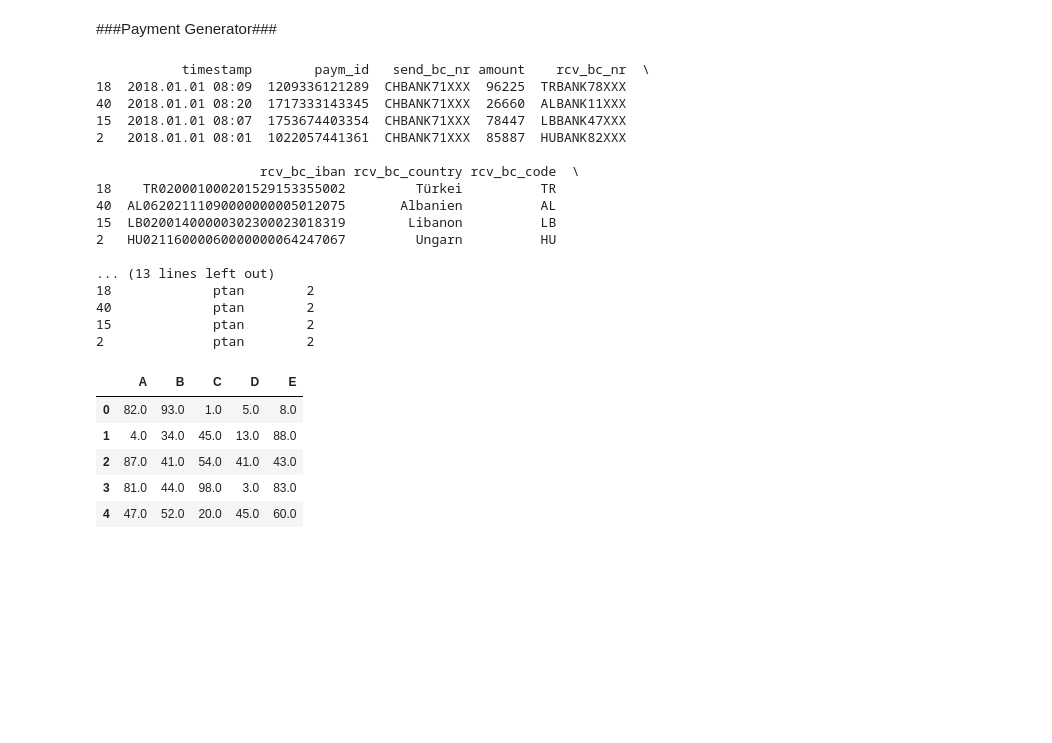
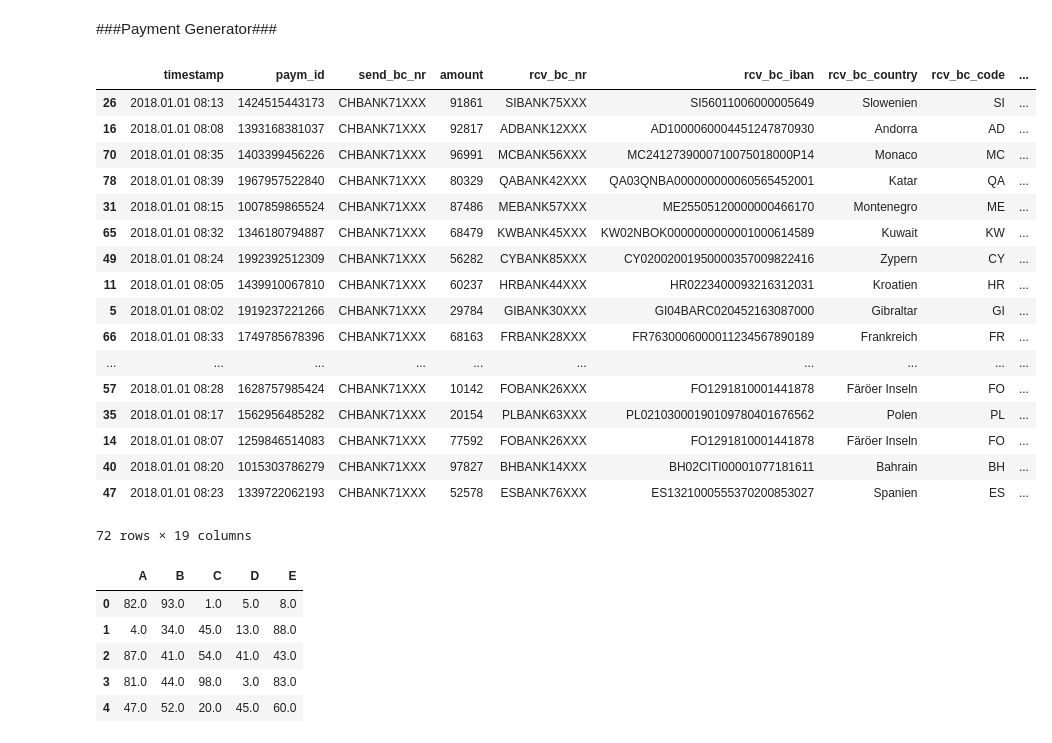
Before and after one commit to sipfli/cas_datenanalyse, a Jupyter notebook: Semesterarbeit/CAS_DA_SA_Payment_Fraud_Detection.ipynb, the cells around one changed output. Cells and saved outputs as stored; diff of their text form; code cells hidden in the pictures; blank space fills up the shorter version.

```diff
--- a/Semesterarbeit/CAS_DA_SA_Payment_Fraud_Detection.ipynb
+++ b/Semesterarbeit/CAS_DA_SA_Payment_Fraud_Detection.ipynb
@@ -136,10 +136,6 @@ cust_data = cust_data.fillna(0)
 cust_data_dtype = {'plz':int,'mobile_nr':int,'vertrag_nr':int}
 cust_data = cust_data.astype(cust_data_dtype)
 
-# Zufallsauswahl Kundendaten mittels Vetragsnummer
-cd_contract = np.random.choice(np.ravel(cust_data['vertrag_nr']))
-
-
 # Erstellung der Zahlungs-Basisinformationen
 
 #start_date = datetime(2018,1,1,8,0,0)
@@ -152,56 +148,55 @@ trx_data = pd.DataFrame(columns=['timestamp','paym_id','send_bc_nr','amount',
 
 for i in range(80):
     trx_data.loc[i,['timestamp']] = timestamps = pd.Timestamp(datetime(2018,1,1,8,0,0)+timedelta(seconds=30*i)).strftime("%Y.%m.%d %H:%M")
     trx_data.loc[i,['paym_id']] =  np.int64(np.random.randint(1000000000000,2000000000000,1))
     trx_data.loc[i,['send_bc_nr']] =  'CHBANK71XXX'
     trx_data.loc[i,['amount']] = np.int64(np.random.randint(100,100000,1)).astype(str)
     trx_data.loc[i,['rcv_bc_nr']] = bc_bank = np.random.choice(np.ravel(iban_cc['Bank']).astype(str))
     trx_data.loc[i,['rcv_bc_iban']] = np.ravel(iban_cc.loc[iban_cc['Bank'] == bc_bank,['IBAN']])
     trx_data.loc[i,['rcv_bc_country']] = np.ravel(iban_cc.loc[iban_cc['Bank'] == bc_bank,['Country']])
     trx_data.loc[i,['rcv_bc_code']] = np.ravel(iban_cc.loc[iban_cc['Bank'] == bc_bank,['Code']])
     timestamps = datetime.strptime(timestamps,"%Y.%m.%d %H:%M")
     trx_data.loc[i,['valuta_date']] = valuta = timestamps + timedelta(hours=12*i)
     trx_data.loc[i,['cust_vertrag_nr']] = cd_contract = np.random.choice(np.ravel(cust_data['vertrag_nr']))
     trx_data.loc[i,['cust_konto_nr']] = np.ravel(cust_data.loc[cust_data['vertrag_nr'] == cd_contract,['konto_nr']])
     trx_data.loc[i,['cust_vname']] = np.ravel(cust_data.loc[cust_data['vertrag_nr'] == cd_contract,['vorname']])
     trx_data.loc[i,['cust_nname']] = np.ravel(cust_data.loc[cust_data['vertrag_nr'] == cd_contract,['nachname']])
     trx_data.loc[i,['cust_plz']] = np.ravel(cust_data.loc[cust_data['vertrag_nr'] == cd_contract,['plz']])
     trx_data.loc[i,['cust_ort']] = np.ravel(cust_data.loc[cust_data['vertrag_nr'] == cd_contract,['ort']])
     trx_data.loc[i,['cust_kanton']] = np.ravel(cust_data.loc[cust_data['vertrag_nr'] == cd_contract,['kanton']])
     trx_data.loc[i,['cust_sprachregion']] = np.ravel(cust_data.loc[cust_data['vertrag_nr'] == cd_contract,['sprachregion']])
     trx_data.loc[i,['cust_auth_device']] = np.ravel(cust_data.loc[cust_data['vertrag_nr'] == cd_contract,['auth_device']])
     trx_data.loc[i,['fraud_id']] = 0
 
 
 # Von allen durchgeführten Zahlungen hat das Fraud-Detection System 0.5% Betrugszahlungen erkannt.
-trx_data_fraud = trx_data.sample(frac=0.05)
-trx_data_fraud.fraud_id = ''
-
-
+trx_data_fraud = trx_data.sample(frac=0.90)
+#trx_data_fraud.fraud_id = ''
 
 for x in range(len(trx_data_fraud)):
   trx_data_fraud.fraud_id = np.random.choice(np.ravel(df_fraud['Fraud ID']).astype(str))
-  #trx_data_fraud.loc[x,['fraud_id']] = np.random.choice(np.ravel(df_fraud['Fraud ID']).astype(str))
 
-print(trx_data_fraud)
+
+trx_data_fraud.head(80)
 # %% [output]
+|  | timestamp | paym_id | send_bc_nr | amount | rcv_bc_nr | rcv_bc_iban | rcv_bc_country | rcv_bc_code | ... |
+| 26 | 2018.01.01 08:13 | 1424515443173 | CHBANK71XXX | 91861 | SIBANK75XXX | SI56011006000005649 | Slowenien | SI | ... |
+| 16 | 2018.01.01 08:08 | 1393168381037 | CHBANK71XXX | 92817 | ADBANK12XXX | AD1000060004451247870930 | Andorra | AD | ... |
+| 70 | 2018.01.01 08:35 | 1403399456226 | CHBANK71XXX | 96991 | MCBANK56XXX | MC2412739000710075018000P14 | Monaco | MC | ... |
+| 78 | 2018.01.01 08:39 | 1967957522840 | CHBANK71XXX | 80329 | QABANK42XXX | QA03QNBA000000000060565452001 | Katar | QA | ... |
+| 31 | 2018.01.01 08:15 | 1007859865524 | CHBANK71XXX | 87486 | MEBANK57XXX | ME25505120000000466170 | Montenegro | ME | ... |
+| 65 | 2018.01.01 08:32 | 1346180794887 | CHBANK71XXX | 68479 | KWBANK45XXX | KW02NBOK0000000000001000614589 | Kuwait | KW | ... |
+| 49 | 2018.01.01 08:24 | 1992392512309 | CHBANK71XXX | 56282 | CYBANK85XXX | CY02002001950000357009822416 | Zypern | CY | ... |
+| 11 | 2018.01.01 08:05 | 1439910067810 | CHBANK71XXX | 60237 | HRBANK44XXX | HR0223400093216312031 | Kroatien | HR | ... |
+| 5 | 2018.01.01 08:02 | 1919237221266 | CHBANK71XXX | 29784 | GIBANK30XXX | GI04BARC020452163087000 | Gibraltar | GI | ... |
+| 66 | 2018.01.01 08:33 | 1749785678396 | CHBANK71XXX | 68163 | FRBANK28XXX | FR7630006000011234567890189 | Frankreich | FR | ... |
+| ... | ... | ... | ... | ... | ... | ... | ... | ... | ... |
+| 57 | 2018.01.01 08:28 | 1628757985424 | CHBANK71XXX | 10142 | FOBANK26XXX | FO1291810001441878 | Färöer Inseln | FO | ... |
+| 35 | 2018.01.01 08:17 | 1562956485282 | CHBANK71XXX | 20154 | PLBANK63XXX | PL02103000190109780401676562 | Polen | PL | ... |
+| 14 | 2018.01.01 08:07 | 1259846514083 | CHBANK71XXX | 77592 | FOBANK26XXX | FO1291810001441878 | Färöer Inseln | FO | ... |
+| 40 | 2018.01.01 08:20 | 1015303786279 | CHBANK71XXX | 97827 | BHBANK14XXX | BH02CITI00001077181611 | Bahrain | BH | ... |
+| 47 | 2018.01.01 08:23 | 1339722062193 | CHBANK71XXX | 52578 | ESBANK76XXX | ES1321000555370200853027 | Spanien | ES | ... |
-           timestamp        paym_id   send_bc_nr amount    rcv_bc_nr  \
-18  2018.01.01 08:09  1209336121289  CHBANK71XXX  96225  TRBANK78XXX
-40  2018.01.01 08:20  1717333143345  CHBANK71XXX  26660  ALBANK11XXX
-15  2018.01.01 08:07  1753674403354  CHBANK71XXX  78447  LBBANK47XXX
-2   2018.01.01 08:01  1022057441361  CHBANK71XXX  85887  HUBANK82XXX
-
-                     rcv_bc_iban rcv_bc_country rcv_bc_code  \
-18    TR020001000201529153355002         Türkei          TR
-40  AL06202111090000000005012075       Albanien          AL
-15  LB02001400000302300023018319        Libanon          LB
-2   HU02116000060000000064247067         Ungarn          HU
-
-... (13 lines left out)
-18             ptan        2
-40             ptan        2
-15             ptan        2
-2              ptan        2
+72 rows × 19 columns
 # %%
 
 
```
